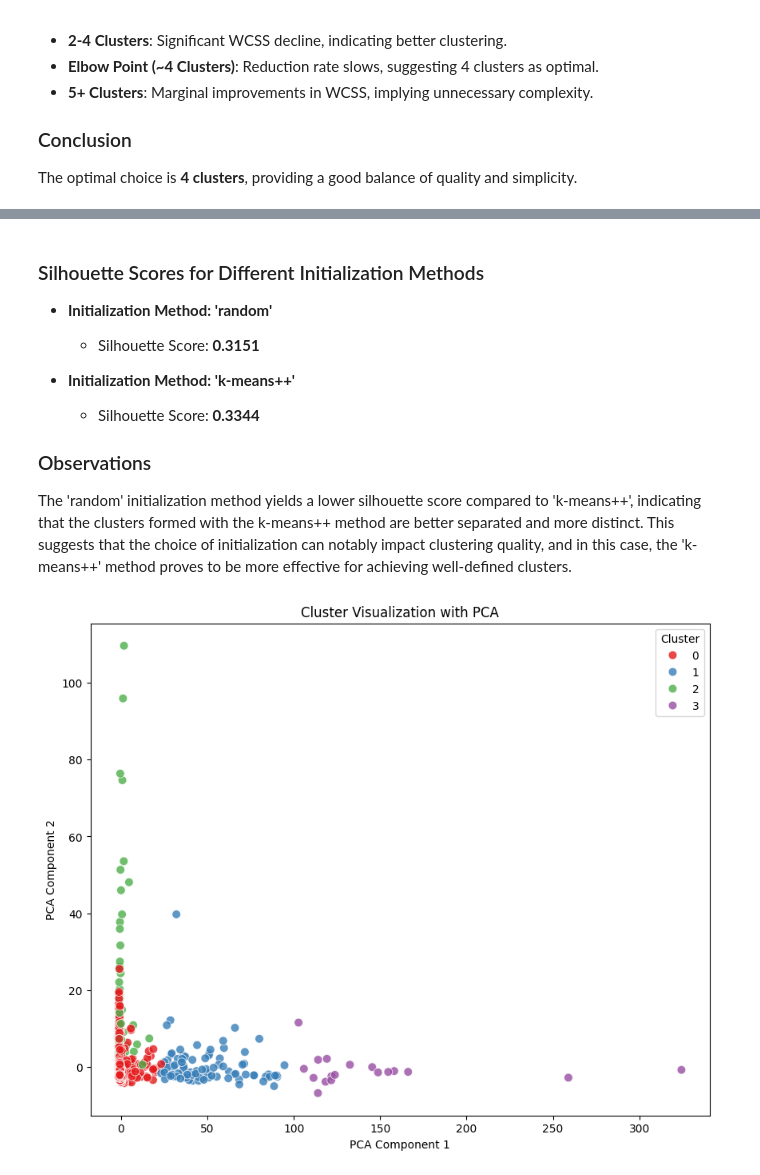
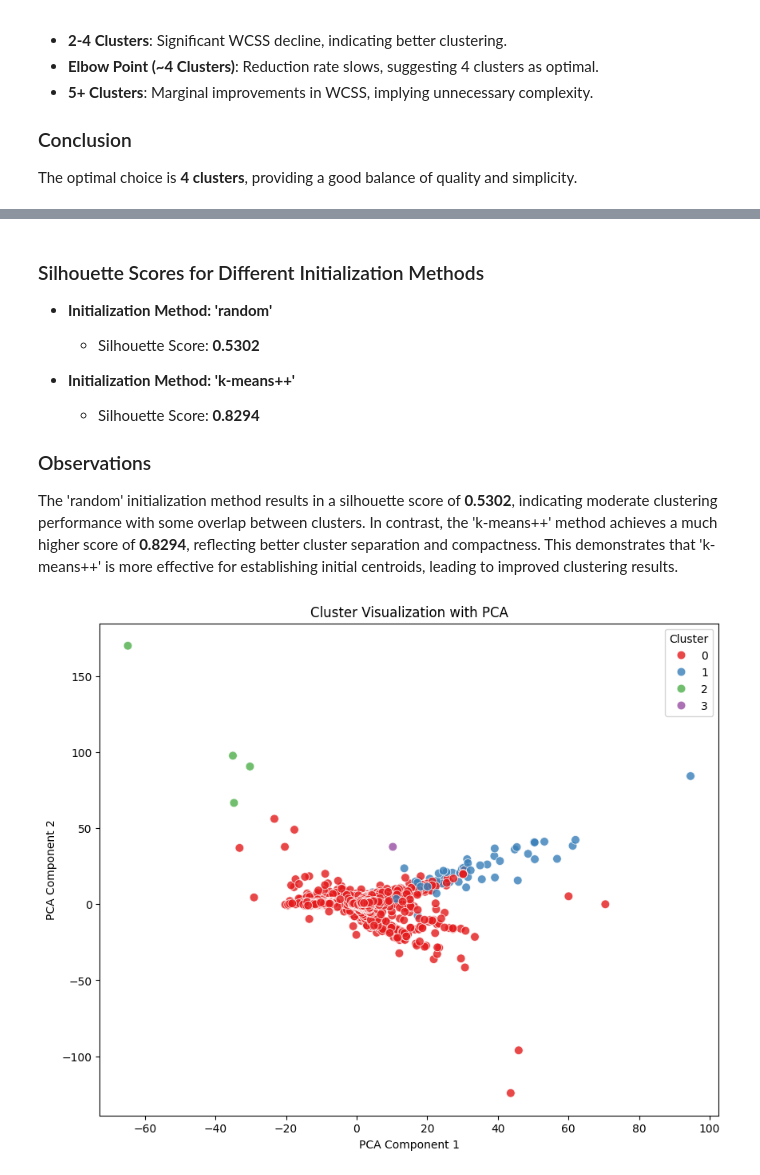
Before and after one commit to Shibhaditya2/Spoon-Knife, a Jupyter notebook: clustering.ipynb, the cells around one changed output, grey strips where cells are left out. Drawn from its saved outputs; the diff is of its cells as text; code cells hidden in the pictures.

```diff
--- a/clustering.ipynb
+++ b/clustering.ipynb
@@ -83,8 +112,8 @@ These insights guide necessary preprocessing, like normalization, for clustering
 numerical_features = data.select_dtypes(include=['number']).columns
 data = data[numerical_features]
 plt.figure(figsize=(20, 10))
-for i, column in enumerate(data.columns[:-1]):
-    plt.subplot(5, 5, i+1)
+for i, column in enumerate(data.columns[:]):
+    plt.subplot(6, 6, i+1)
     sns.histplot(data[column], kde=True)
     plt.title(f"Distribution of {column}")
 plt.tight_layout()
@@ -103,8 +132,8 @@ Understanding these distributions aids in selecting appropriate preprocessing st
 # %%
 # Outlier detection using box plots
 plt.figure(figsize=(20, 10))
-for i, column in enumerate(data.columns[:-1]):
-    plt.subplot(5, 5, i+1)
+for i, column in enumerate(data.columns[:]):
+    plt.subplot(6, 5, i+1)
     sns.boxplot(x=data[column])
     plt.title(f"Boxplot of {column}")
 plt.tight_layout()
@@ -219,7 +255,7 @@ from sklearn.preprocessing import PolynomialFeatures
 
 numerical_features_reduced = data_reduced.select_dtypes(include=['number']).columns
 
-poly = PolynomialFeatures(degree=2, include_bias=False)
+poly = PolynomialFeatures(degree=3, include_bias=False)
 data_poly = poly.fit_transform(data_reduced)
 
 data_poly_df = pd.DataFrame(data_poly, columns=poly.get_feature_names_out(numerical_features_reduced))
@@ -233,0 +270,25 @@ After applying polynomial feature transformation, and adding features with degre
+# %%
+# remove highly correlated feature after adding polynomial features
+threshold = 0.75
+correlation_matrix = data_final.corr()
+# Identify and print each pair of highly correlated features
+print("Highly correlated feature pairs with correlation greater than", threshold, ":\n")
+highly_correlated_pairs = []
+for i in range(len(correlation_matrix.columns)):
+    for j in range(i + 1, len(correlation_matrix.columns)):
+        if abs(correlation_matrix.iloc[i, j]) > threshold:
+            feature_1 = correlation_matrix.columns[i]
+            feature_2 = correlation_matrix.columns[j]
+            correlation_value = correlation_matrix.iloc[i, j]
+            highly_correlated_pairs.append((feature_1, feature_2, correlation_value))
+            print(f"{feature_1} and {feature_2} have a correlation of {correlation_value:.2f}")
+
+# Drop one of each pair of highly correlated features
+
+features_to_remove = list(set(pair[0] for pair in highly_correlated_pairs))
+print("\nFeatures to remove:", features_to_remove)
+
+data_final = data_final.drop(columns=features_to_remove)
+
+# Show the shape of the dataset after removing highly correlated features
+print(f"\nShape of data after removing highly correlated features: {data_final.shape}")
@@ -320,36 +397,39 @@ Initialization method 'k-means++' - Silhouette Score: 0.3344
 # %% [markdown]
 ### Silhouette Scores for Different Initialization Methods
 - **Initialization Method: 'random'**
-  - Silhouette Score: **0.3151**
+  - Silhouette Score: **0.5302**
 
 - **Initialization Method: 'k-means++'**
-  - Silhouette Score: **0.3344**
+  - Silhouette Score: **0.8294**
 
 ### Observations
-The 'random' initialization method yields a lower silhouette score compared to 'k-means++', indicating that the clusters formed with the k-means++ method are better separated and more distinct. This suggests that the choice of initialization can notably impact clustering quality, and in this case, the 'k-means++' method proves to be more effective for achieving well-defined clusters.
+The 'random' initialization method results in a silhouette score of **0.5302**, indicating moderate clustering performance with some overlap between clusters. In contrast, the 'k-means++' method achieves a much higher score of **0.8294**, reflecting better cluster separation and compactness. This demonstrates that 'k-means++' is more effective for establishing initial centroids, leading to improved clustering results.
 # %%
 # Step 3: Cluster Visualization
 
 # Import libraries for dimensionality reduction and visualization
 from sklearn.decomposition import PCA
 
-# 3.1 Dimensionality Reduction
+# 3 Dimensionality Reduction
+scaler = StandardScaler()
+data_normalized = scaler.fit_transform(data_final.drop(columns=['Cluster']))
+
 # Apply PCA to reduce dimensions for visualization (2 components)
 pca = PCA(n_components=2)
-data_pca = pca.fit_transform(data_final.drop(columns=['Cluster']))
+data_pca = pca.fit_transform(data_normalized)
 
 # Convert PCA result into a DataFrame for easier plotting
 pca_df = pd.DataFrame(data_pca, columns=['PCA1', 'PCA2'])
 pca_df['Cluster'] = data_final['Cluster']
 
 # 3.2 Cluster Plots
 # Visualize clusters in 2D space using PCA components
 plt.figure(figsize=(10, 8))
 sns.scatterplot(data=pca_df, x='PCA1', y='PCA2', hue='Cluster', palette='Set1', s=60, alpha=0.8)
 plt.title('Cluster Visualization with PCA')
 plt.xlabel('PCA Component 1')
 plt.ylabel('PCA Component 2')
 plt.legend(title='Cluster')
 plt.show()
 # %% [output]
-[figure, old version]
+[figure, new version]
```
Also changed, not shown: parts of 28 cells of this notebook.
